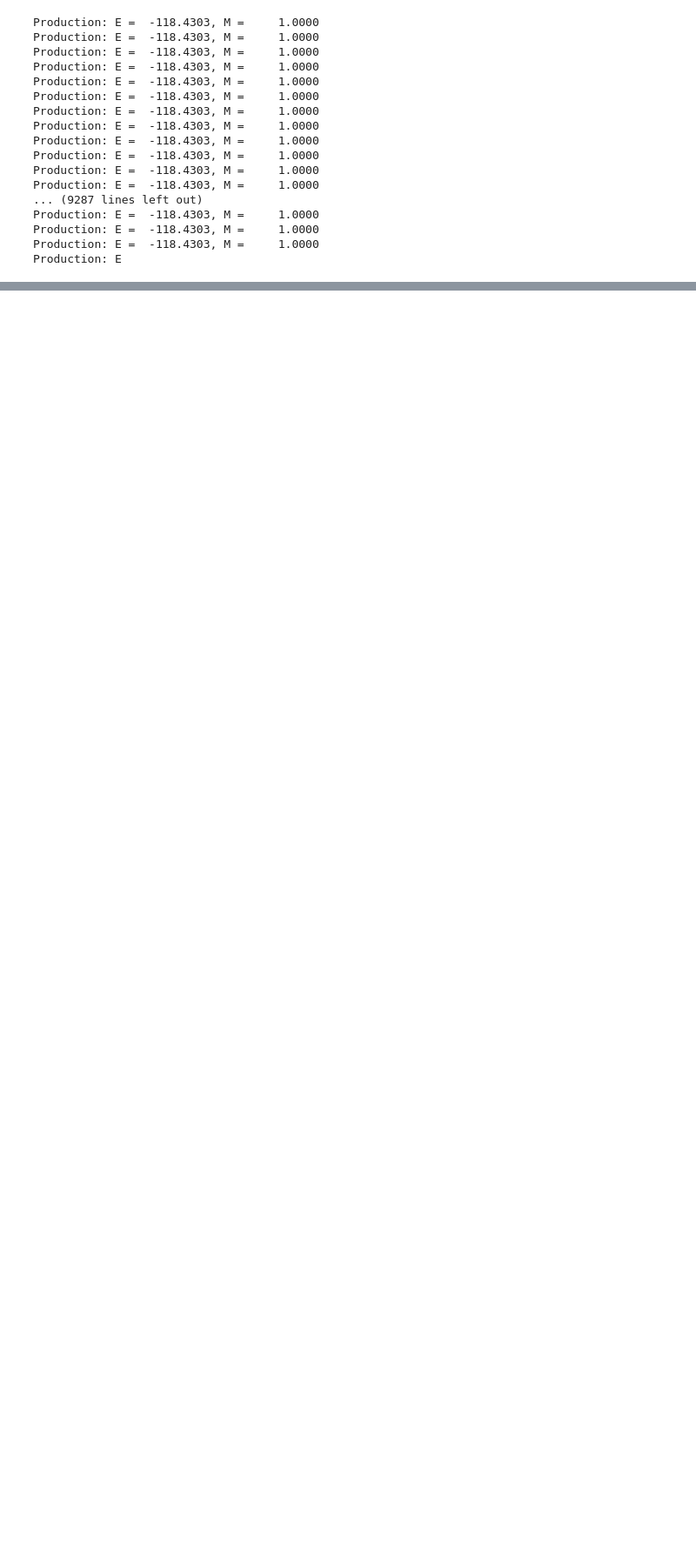
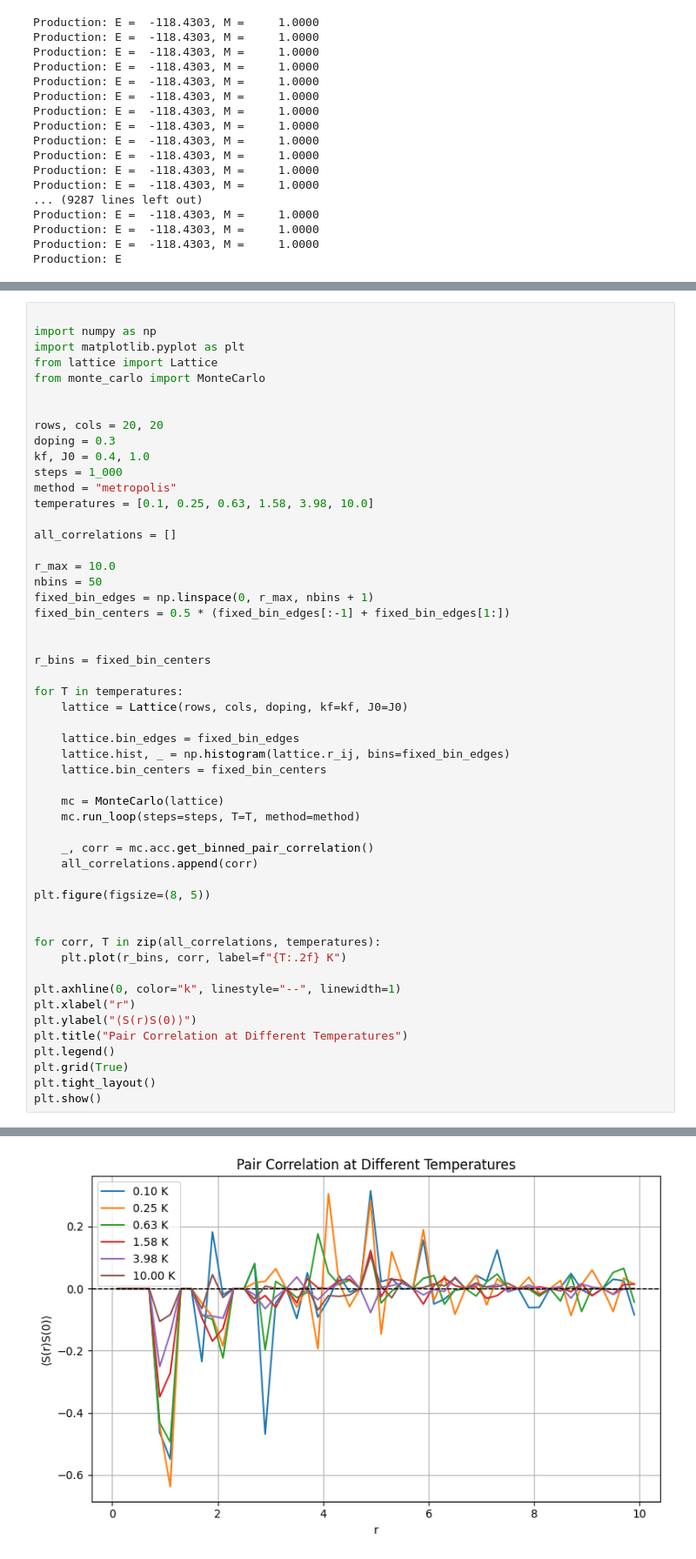
Before and after one commit to condmat-girl/monte-carlo-PtSe2, a Jupyter notebook: example.ipynb, the cells around one changed output, grey strips where cells are left out. Shown at 87% size. Saved outputs shown, nothing was run; the diff lists cells and outputs as text; blank space fills up the shorter version.

```diff
--- a/example.ipynb
+++ b/example.ipynb
@@ -122,0 +107,53 @@ plt.hist(r)
+# %%
+
+import numpy as np
+import matplotlib.pyplot as plt
+from lattice import Lattice
+from monte_carlo import MonteCarlo
+
+
+rows, cols = 20, 20
+doping = 0.3
+kf, J0 = 0.4, 1.0
+steps = 1_000
+method = "metropolis"
+temperatures = [0.1, 0.25, 0.63, 1.58, 3.98, 10.0]
+
+all_correlations = []
+
+r_max = 10.0
+nbins = 50
+fixed_bin_edges = np.linspace(0, r_max, nbins + 1)
+fixed_bin_centers = 0.5 * (fixed_bin_edges[:-1] + fixed_bin_edges[1:])
+
+
+r_bins = fixed_bin_centers
+
+for T in temperatures:
+    lattice = Lattice(rows, cols, doping, kf=kf, J0=J0)
+
+    lattice.bin_edges = fixed_bin_edges
+    lattice.hist, _ = np.histogram(lattice.r_ij, bins=fixed_bin_edges)
+    lattice.bin_centers = fixed_bin_centers
+
+    mc = MonteCarlo(lattice)
+    mc.run_loop(steps=steps, T=T, method=method)
+
+    _, corr = mc.acc.get_binned_pair_correlation()
+    all_correlations.append(corr)
+
+plt.figure(figsize=(8, 5))
+
+
+for corr, T in zip(all_correlations, temperatures):
+    plt.plot(r_bins, corr, label=f"{T:.2f} K")
+
+plt.axhline(0, color="k", linestyle="--", linewidth=1)
+plt.xlabel("r")
+plt.ylabel("⟨S(r)S(0)⟩")
+plt.title("Pair Correlation at Different Temperatures")
+plt.legend()
+plt.grid(True)
+plt.tight_layout()
+plt.show()
+# %% [output]
@@ -122,0 +240 @@ plt.hist(r)
+[figure, added]
```
Also changed, not shown: parts of 6 cells of this notebook, 10 other files.
